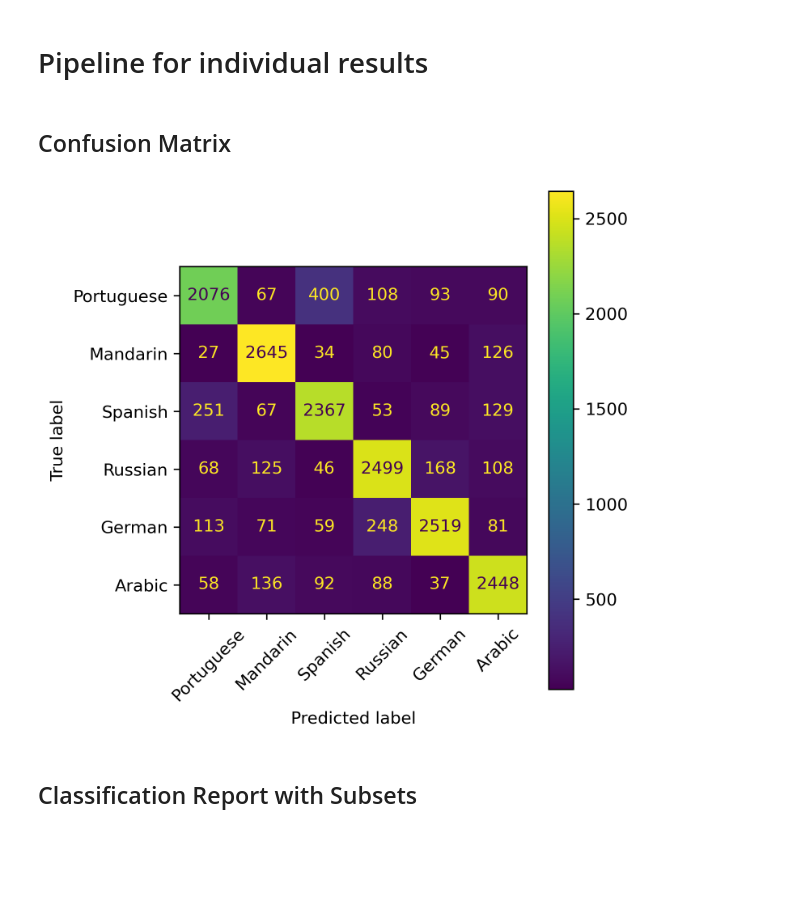
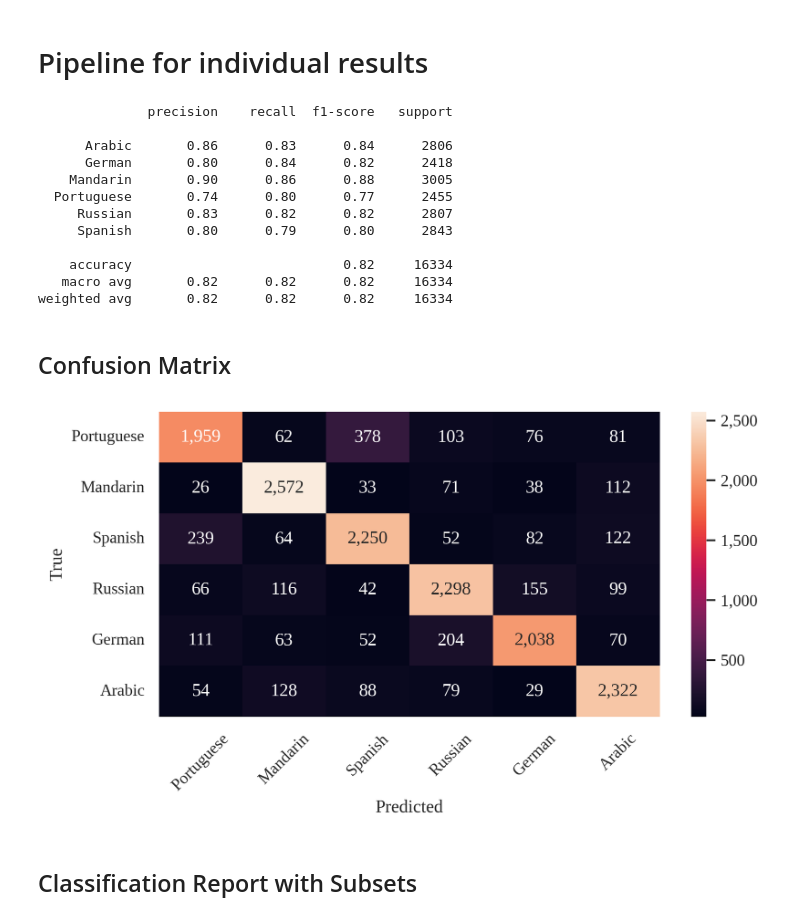
Before and after one commit to langdonholmes/nli-transformers-showcase, a Jupyter notebook: src/eval_model.ipynb, the cells around one changed output. Cells and saved outputs as stored; diff of their text form; code cells hidden in the pictures; blank space fills up the shorter version.

```diff
--- a/src/eval_model.ipynb
+++ b/src/eval_model.ipynb
@@ -23,3 +28,22 @@ preds = pipe(ds['test']['text'], top_k=1)
+# %%
+from sklearn.metrics import classification_report
+df = pd.read_csv('../data/test_prediction_results.csv', index_col=0)
+
+df = df.loc[df['cefr'].isin(['A1', 'A2', 'B1'])]
+print(classification_report(df['preds'], df['labels']))
+# %% [output]
+              precision    recall  f1-score   support
+
+      Arabic       0.86      0.83      0.84      2806
+      German       0.80      0.84      0.82      2418
+    Mandarin       0.90      0.86      0.88      3005
+  Portuguese       0.74      0.80      0.77      2455
+     Russian       0.83      0.82      0.82      2807
+     Spanish       0.80      0.79      0.80      2843
+
+    accuracy                           0.82     16334
+   macro avg       0.82      0.82      0.82     16334
+weighted avg       0.82      0.82      0.82     16334
 # %% [markdown]
 ## Confusion Matrix
 # %%
@@ -27,21 +51,35 @@ assert preds[1][0]['label'] == id2label[ds['test']['labels'][1]]
 # %%
 y_true = [id2label[lab] for lab in ds['test']['labels']]
 y_pred = [pred[0]['label'] for pred in preds]
+# %%
+y_true = df['labels']
+y_pred = df['preds']
 # %%
-import matplotlib.pyplot as plt
-plt.rcParams["figure.figsize"] = (5,5)
-plt.rcParams['figure.dpi'] = 300
+from matplotlib import pyplot as plt
+%matplotlib inline
+import seaborn as sns
+import seaborn.objects as so
+sns.set_theme(font='Liberation Serif',
+              rc={'figure.figsize': (7.5,3.75),
+                  'font.size': 12,
+                  'figure.dpi': 300,
+                  'axes.formatter.use_locale': True,
+                 })
+comma_formatter = lambda x, _: f'{int(x):,d}'
+
 from sklearn.metrics import confusion_matrix, ConfusionMatrixDisplay
 
 cm = confusion_matrix(y_true, y_pred, labels=label_names)
 
-disp = ConfusionMatrixDisplay(confusion_matrix=cm,
-                              display_labels=label_names).plot()
-
-disp.ax_.set_xticklabels(label_names, rotation = 45) # Rotates X-Axis Ticks by 45-degrees
-disp.figure_.tight_layout()
-disp.figure_.savefig('../images/confusion-matrix-1.png')
+g = sns.heatmap(cm, annot=True, fmt=',', cbar_kws={'format': comma_formatter})
+g.legend_
+g.set_xticklabels(label_names, rotation=45)
+g.set_yticklabels(label_names, rotation=0)
+g.set(xlabel='Predicted',
+      ylabel='True',
+     )
+plt.savefig('../images/confusion-matrix-1.png')
 # %% [output]
-[figure, old version]
+[figure, new version]
 # %% [markdown]
 ## Classification Report with Subsets
```
Also changed, not shown: parts of 6 cells of this notebook, 5 other files.
